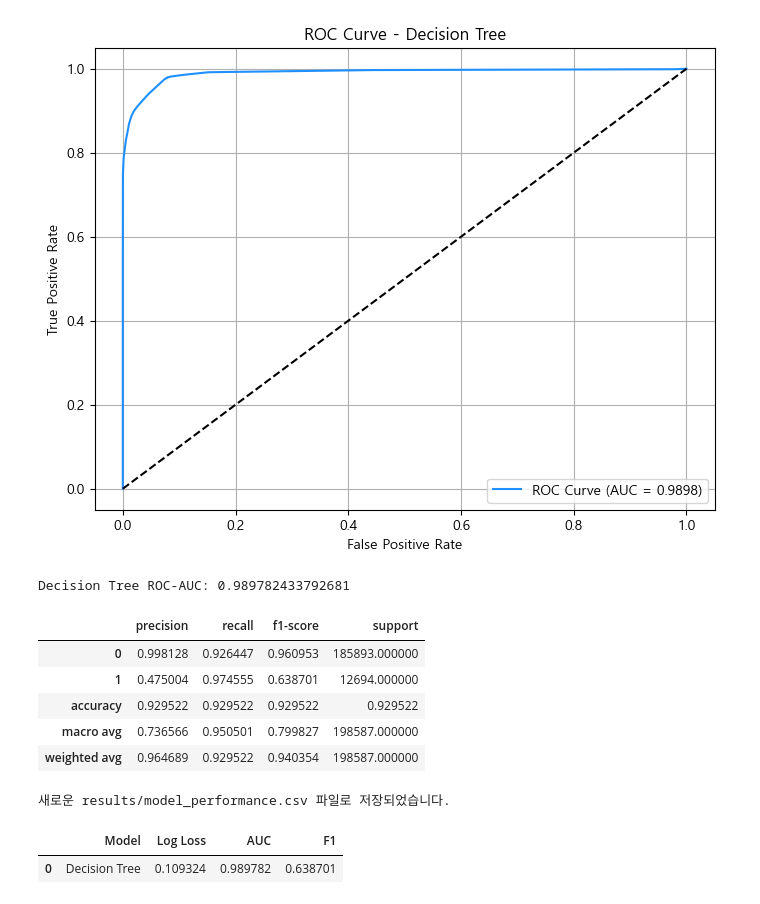
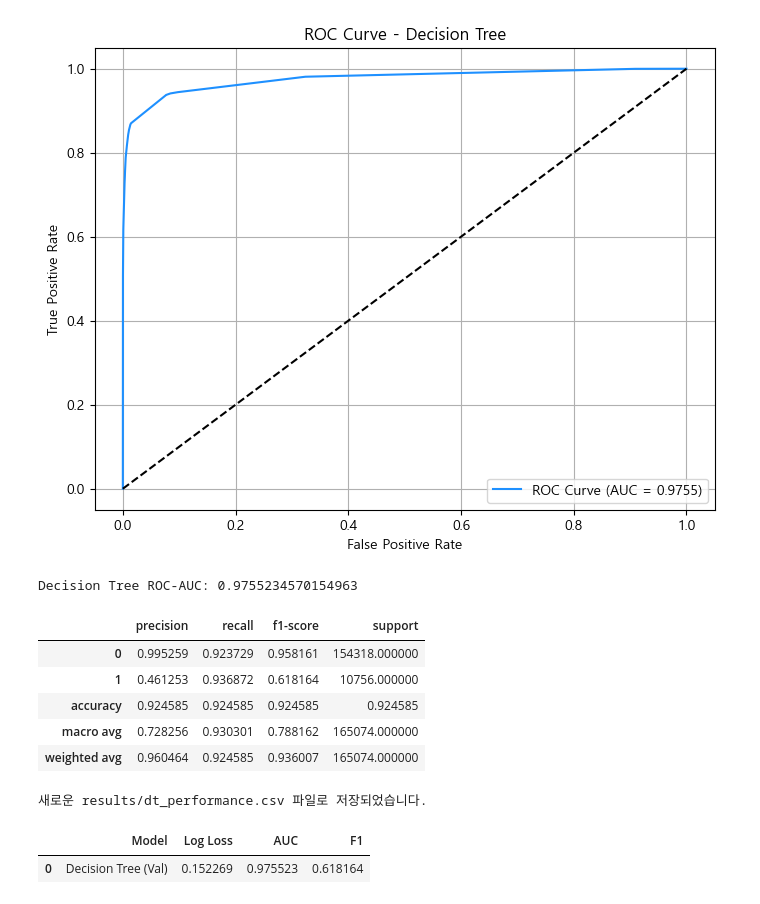
Before and after one commit to SKNETWORKS-FAMILY-AICAMP/SKN31-2nd-4Team, a Jupyter notebook: decision_tree.ipynb, the cells around one changed output. Cells and saved outputs as stored; diff of their text form; code cells hidden in the pictures.

Commit message:
decision tree val 학습

```diff
--- a/decision_tree.ipynb
+++ b/decision_tree.ipynb
@@ -186,40 +240,40 @@ top10.head(20)
 
 # ### 5. ROC Curve 시각화
 
 # %%
 # ROC Curve 계산
-fpr, tpr, thresholds = roc_curve(y_val, pred_proba)
+fpr, tpr, thresholds = roc_curve(y_val, pred_proba_val)
 
 # AUC 계산
-auc_score = roc_auc_score(y_val, pred_proba)
+auc_score = roc_auc_score(y_val, pred_proba_val)
 
 # 그래프
 plt.figure(figsize=(8, 6))
 
 plt.plot(
     fpr,
     tpr,
     color='dodgerblue',
     label=f"ROC Curve (AUC = {auc_score:.4f})"
 )
 
 # 랜덤 모델 기준선
 plt.plot([0, 1], [0, 1], linestyle="--", color='black')
 
 plt.xlabel("False Positive Rate")
 plt.ylabel("True Positive Rate")
 plt.title("ROC Curve - Decision Tree")
 plt.legend(loc="lower right")
 
 plt.grid(True)
 plt.savefig("results/roc_curve_dt.png", dpi=300, bbox_inches='tight')
 plt.show()
 # %% [output]
-[figure, old version]
+[figure, new version]
 # %%
-print("Decision Tree ROC-AUC:", roc_auc_score(y_val, pred_proba))
+print("Decision Tree ROC-AUC:", roc_auc_score(y_val, pred_proba_val))
 # %% [output]
-Decision Tree ROC-AUC: 0.989782433792681
+Decision Tree ROC-AUC: 0.9755234570154963
 # %%
 
 # ### 6. 리포트 내보내기 (Classification Report)
@@ -227,7 +281,7 @@ Decision Tree ROC-AUC: 0.989782433792681
 # %%
 report = classification_report(
     y_val,
-    pred,
+    pred_val,
     output_dict=True
 )
 
@@ -241,8 +295,8 @@ report_df.to_csv(
 report_df
 # %% [output]
 |  | precision | recall | f1-score | support |
-| 0 | 0.998128 | 0.926447 | 0.960953 | 185893.000000 |
-| 1 | 0.475004 | 0.974555 | 0.638701 | 12694.000000 |
-| accuracy | 0.929522 | 0.929522 | 0.929522 | 0.929522 |
-| macro avg | 0.736566 | 0.950501 | 0.799827 | 198587.000000 |
-| weighted avg | 0.964689 | 0.929522 | 0.940354 | 198587.000000 |
+| 0 | 0.995259 | 0.923729 | 0.958161 | 154318.000000 |
+| 1 | 0.461253 | 0.936872 | 0.618164 | 10756.000000 |
+| accuracy | 0.924585 | 0.924585 | 0.924585 | 0.924585 |
+| macro avg | 0.728256 | 0.930301 | 0.788162 | 165074.000000 |
+| weighted avg | 0.960464 | 0.924585 | 0.936007 | 165074.000000 |
@@ -270,12 +341,12 @@ result_perf = pd.DataFrame({
 
 # 폴더 및 파일 경로 설정
 os.makedirs("results", exist_ok=True)
-save_path = "results/model_performance.csv"
+save_path = "results/dt_performance.csv"
 
 # CSV 파일로 저장 (기존 파일이 있으면 이어서 추가, 없으면 새로 작성)
 if os.path.exists(save_path):
-    result_perf.to_csv(save_path, mode='a', header=False, index=False, encoding="utf-8-sig")
-    print(f"기존 {save_path} 파일에 Decision Tree 결과가 추가되었습니다.")
+    result_perf.to_csv(save_path, mode='w', header=True, index=False, encoding="utf-8-sig")
+    print(f"새로운 내용으로 {save_path} 파일이 덮어씌워져 저장되었습니다.")
 else:
     result_perf.to_csv(save_path, mode='w', header=True, index=False, encoding="utf-8-sig")
     print(f"새로운 {save_path} 파일로 저장되었습니다.")
@@ -283,6 +354,6 @@ else:
 # 저장된 데이터 확인
 result_perf
 # %% [output]
-새로운 results/model_performance.csv 파일로 저장되었습니다.
+새로운 results/dt_performance.csv 파일로 저장되었습니다.
 |  | Model | Log Loss | AUC | F1 |
-| 0 | Decision Tree | 0.109324 | 0.989782 | 0.638701 |
+| 0 | Decision Tree (Val) | 0.152269 | 0.975523 | 0.618164 |
```
Also changed, not shown: parts of 8 cells of this notebook, 7 other files.
